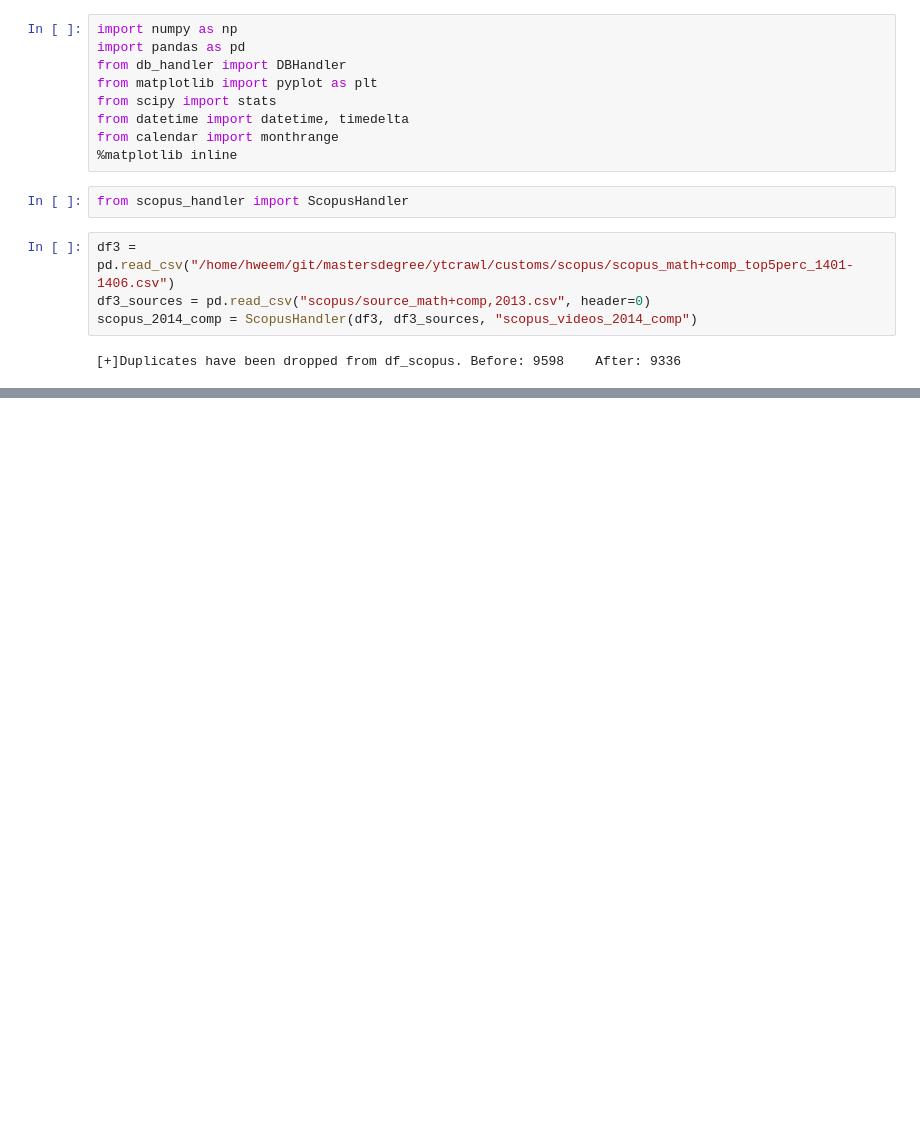
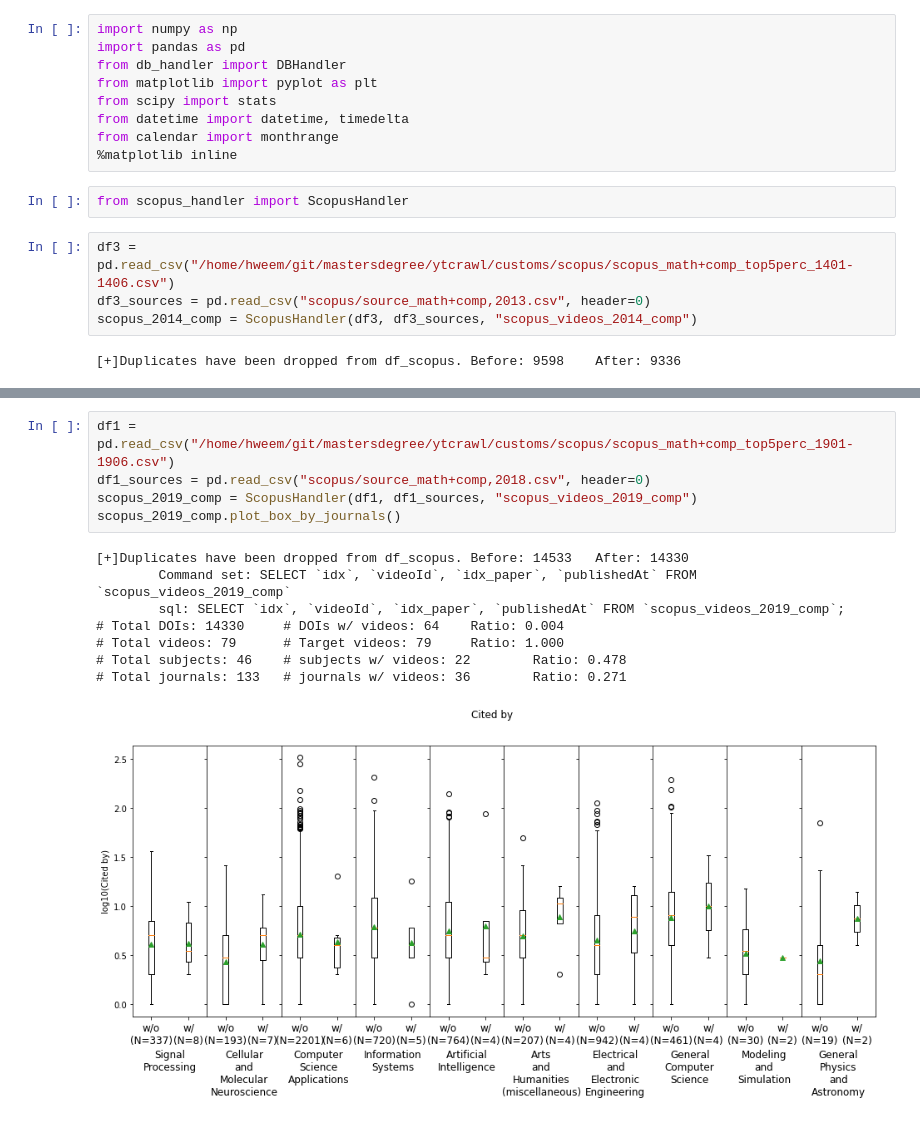
Before and after one commit to Hweemyoung/mastersdegree, a Jupyter notebook: ytcrawl/customs/201130 Boxplot by scopus sub-subjects.ipynb, the cells around one changed output, grey strips where cells are left out. Cells and saved outputs as stored; diff of their text form; blank space fills up the shorter version.

```diff
--- a/ytcrawl/customs/201130 Boxplot by scopus sub-subjects.ipynb
+++ b/ytcrawl/customs/201130 Boxplot by scopus sub-subjects.ipynb
@@ -27,0 +28,14 @@ scopus_2014_comp.plot_box_by_journals()
+# %%
+df1 = pd.read_csv("/home/hweem/git/mastersdegree/ytcrawl/customs/scopus/scopus_math+comp_top5perc_1901-1906.csv")
+df1_sources = pd.read_csv("scopus/source_math+comp,2018.csv", header=0)
+scopus_2019_comp = ScopusHandler(df1, df1_sources, "scopus_videos_2019_comp")
+scopus_2019_comp.plot_box_by_journals()
+# %% [output]
+[+]Duplicates have been dropped from df_scopus. Before: 14533   After: 14330
+        Command set: SELECT `idx`, `videoId`, `idx_paper`, `publishedAt` FROM `scopus_videos_2019_comp`
+        sql: SELECT `idx`, `videoId`, `idx_paper`, `publishedAt` FROM `scopus_videos_2019_comp`;
+# Total DOIs: 14330     # DOIs w/ videos: 64    Ratio: 0.004
+# Total videos: 79      # Target videos: 79     Ratio: 1.000
+# Total subjects: 46    # subjects w/ videos: 22        Ratio: 0.478
+# Total journals: 133   # journals w/ videos: 36        Ratio: 0.271
+[figure, added]
```
Also changed, not shown: parts of 2 cells of this notebook.
